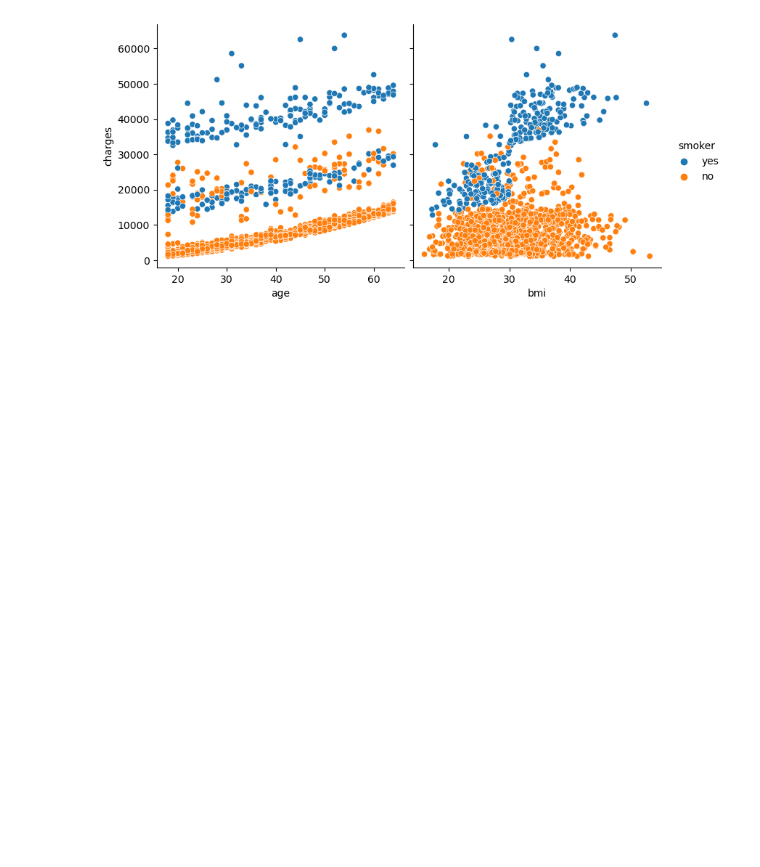
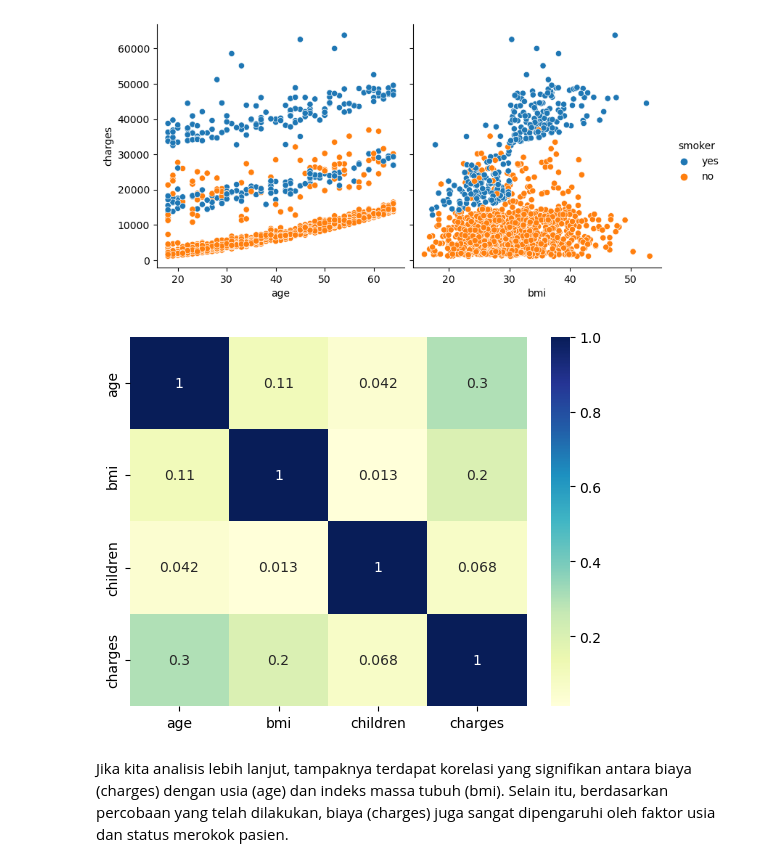
Before and after one commit to lukasvalentino971/2141720032-MachineLearning-2023, a Jupyter notebook: week-03/TugasPraktikum-03.ipynb, the cells around one changed output. Cells and saved outputs as stored; diff of their text form; code cells hidden in the pictures; blank space fills up the shorter version.

```diff
--- a/week-03/TugasPraktikum-03.ipynb
+++ b/week-03/TugasPraktikum-03.ipynb
@@ -53,3 +53,10 @@ sns.pairplot(data, x_vars=['age', 'bmi'],
 plt.show()
 # %% [output]
 [figure]
+# %%
+sbn.heatmap(data.corr(), cmap="YlGnBu", annot=True)
+plt.show()
+# %% [output]
+[figure, added]
+# %% [markdown]
+Jika kita analisis lebih lanjut, tampaknya terdapat korelasi yang signifikan antara biaya (charges) dengan usia (age) dan indeks massa tubuh (bmi). Selain itu, berdasarkan percobaan yang telah dilakukan, biaya (charges) juga sangat dipengaruhi oleh faktor usia dan status merokok pasien.
```
Also changed, not shown: parts of 2 cells of this notebook.
